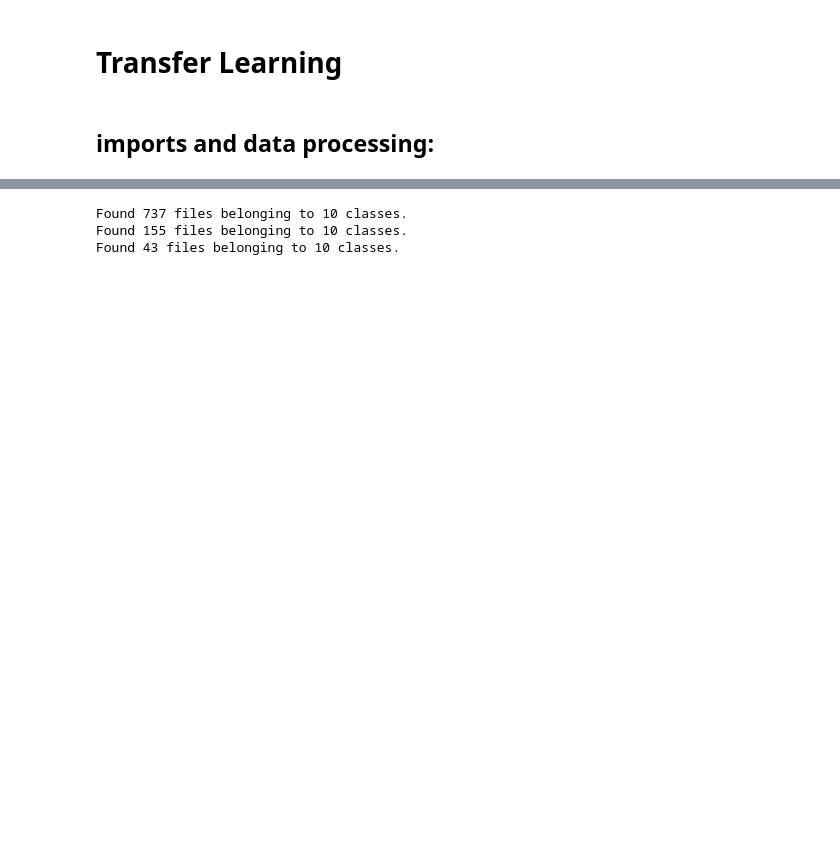
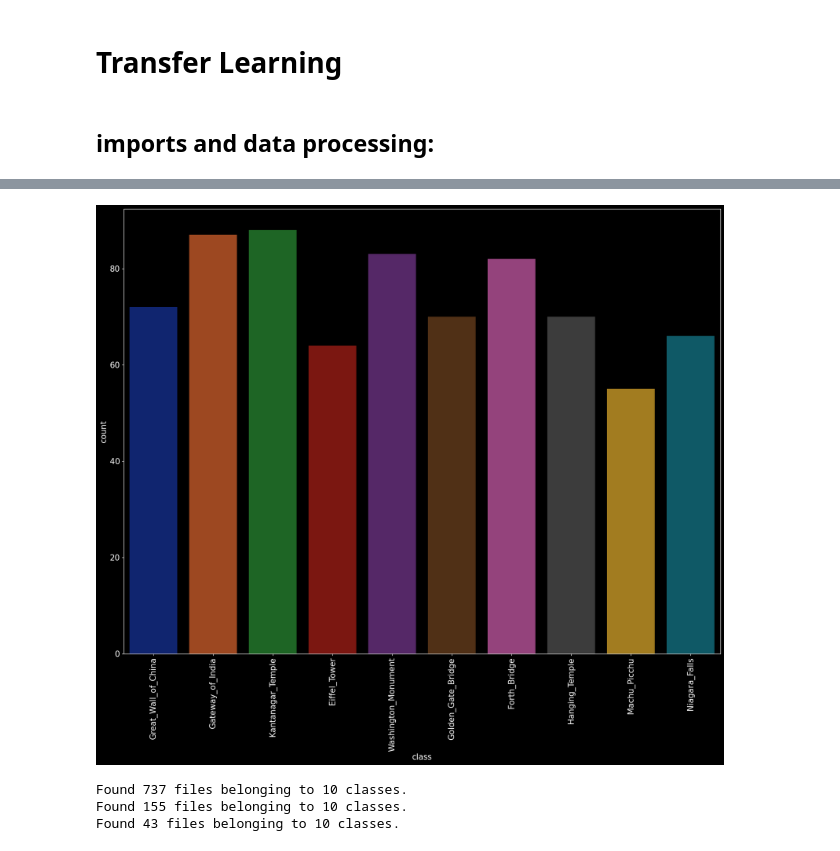
Before and after one commit to sanketmishra009/aiml, a Jupyter notebook: deepLearning/vision/transfer_learning.ipynb, the cells around one changed output, grey strips where cells are left out. Cells and saved outputs as stored; diff of their text form; code cells hidden in the pictures; blank space fills up the shorter version.

```diff
--- a/deepLearning/vision/transfer_learning.ipynb
+++ b/deepLearning/vision/transfer_learning.ipynb
@@ -32 +65,11 @@ plt.rcParams['font.size'] = 15
+# %%
+cdf = pd.DataFrame({
+    'class': classCounts.keys(),
+    'count': classCounts.values()
+})
+sns.barplot(data = cdf , x = 'class' , y = 'count' , hue = 'class')
+plt.xticks(rotation = 90)
+plt.show()
+# %% [output]
+[figure, added]
 # %%
```
Also changed, not shown: parts of 9 cells of this notebook, 3 other files.
